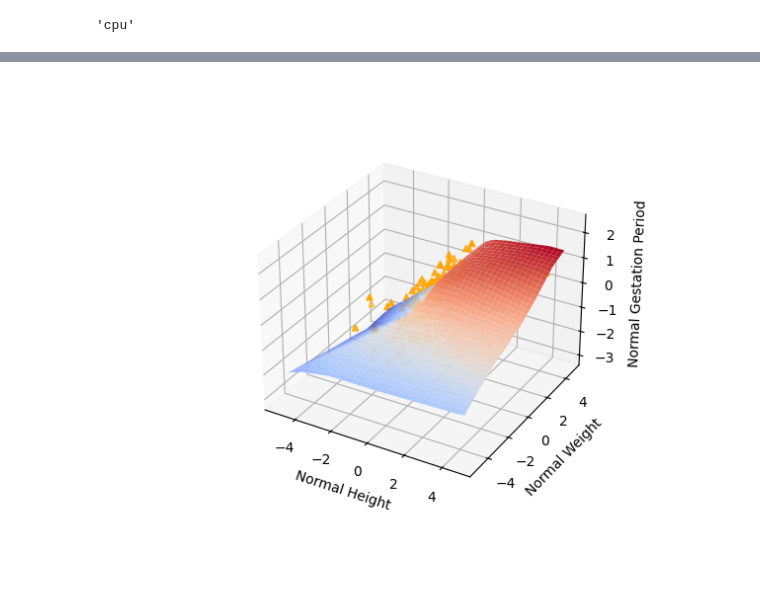
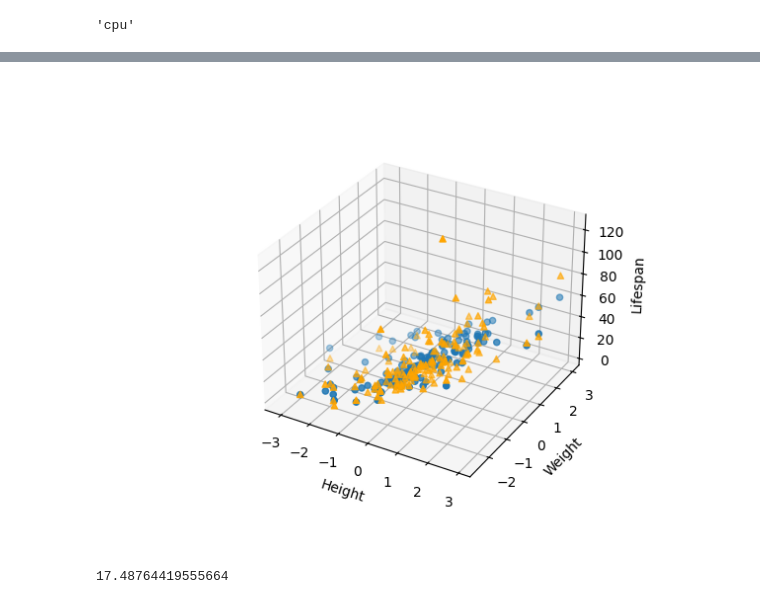
Before and after one commit to Giraff-o-titans/Giraff-o-titans-Datahacks, a Jupyter notebook: ML.ipynb, the cells around one changed output, grey strips where cells are left out. Cells and saved outputs as stored; diff of their text form; code cells hidden in the pictures.

```diff
--- a/ML.ipynb
+++ b/ML.ipynb
@@ -68,17 +76,17 @@ def normalize(nums):
 # %% [markdown]
 Now let's choose what information we want to clean and actually clean the data
 # %%
-clean = remove_na(animal_df)
+clean_animals = remove_na(animal_df)
 columns_to_clean = ['Height (cm)', 'Weight (kg)', 'Lifespan (years)',
                     'Average Speed (km/h)', 'Top Speed (km/h)',
                     'Gestation Period (days)']
 
 for column in columns_to_clean:
     category = ' '.join(column.split()[:-1])
-    clean = clean.assign(**{category: clean[column].apply(clean_column)})
-    clean = clean.assign(**{f'Normal {category}': normalize(clean[category])})
+    clean_animals = clean_animals.assign(**{category: clean_animals[column].apply(clean_column)})
+    clean_animals = clean_animals.assign(**{f'Normal {category}': normalize(clean_animals[category])})
 
-clean.to_csv('Datasets/Clean-Animal-Info.csv')
+clean_animals.to_csv('Datasets/Clean-Animal-Info.csv')
 # %% [markdown]
 ## Machine Learning
 # %% [markdown]
@@ -87,9 +95,9 @@ clean.to_csv('Datasets/Clean-Animal-Info.csv')
 Now let's load in the data that we're going to train our model on.
 # %%
 inputs = ['Normal Height', 'Normal Weight']
-outputs = ['Normal Lifespan', 'Normal Average Speed', 'Normal Top Speed', 'Normal Gestation Period']
-input_tensors = torch.tensor(np.array(clean[inputs]), dtype=torch.float)
-output_tensors = torch.tensor(np.array(clean[outputs]), dtype=torch.float)
+outputs = ['Lifespan', 'Average Speed', 'Top Speed', 'Gestation Period']
+input_tensors = torch.tensor(np.array(clean_animals[inputs]), dtype=torch.float)
+output_tensors = torch.tensor(np.array(clean_animals[outputs]), dtype=torch.float)
 X_train, X_test, Y_train, Y_test = train_test_split(input_tensors, output_tensors, test_size=0.1)
 # %% [markdown]
 Let's also define some hyperparameters and choose a device to train our model.
@@ -171,6 +189,7 @@ def evaluate(model, loss):
 # %%
 def show_plot(model, x, y, z, show_pred=False, show_terrain=False, show_all=False):
     fig = plt.figure()
+    norm_x, norm_y, norm_z = f'Normal {x}', f'Normal {y}', f'Normal {z}'
 
     loop_len = range(len(outputs)) if show_all else [outputs.index(z)]
     for i in loop_len:
@@ -179,22 +198,22 @@ def show_plot(model, x, y, z, show_pred=False, show_terrain=False, show_all=Fals
 
         if show_pred:
             if show_terrain:
-                start_X = np.arange(-5, 5, 0.25)
-                start_Y = np.arange(-5, 5, 0.25)
-                X, Y = np.meshgrid(start_X, start_Y)
-                X = torch.tensor(X, dtype=torch.float)
-                Y = torch.tensor(Y, dtype=torch.float)
+                X = np.arange(-5, 5, 0.25)
+                Y = np.arange(-5, 5, 0.25)
+                grid_X, grid_Y = np.meshgrid(X, Y)
+                grid_X = torch.tensor(grid_X, dtype=torch.float)
+                grid_Y = torch.tensor(grid_Y, dtype=torch.float)
 
             model.eval()
             with torch.no_grad():
                 if show_terrain:
-                    Z = model(torch.stack((X, Y), dim=2).reshape(-1, 2)).numpy()
-                    ax.plot_surface(X, Y, Z[:, i].reshape(len(start_X), len(start_Y)), cmap=cm.coolwarm)
+                    Z = model(torch.stack((grid_X, grid_Y), dim=2).reshape(-1, 2)).numpy()
+                    ax.plot_surface(grid_X, grid_Y, Z[:, i].reshape(len(X), len(Y)), cmap=cm.coolwarm)
                 else:
-                    Z = model(torch.tensor(np.array(clean[[x, y]]), dtype=torch.float)).numpy()
-                    ax.scatter(clean[x], clean[y], Z[:, i], marker='o')
+                    Z = model(torch.tensor(np.array(clean_animals[[norm_x, norm_y]]), dtype=torch.float)).numpy()
+                    ax.scatter(clean_animals[norm_x], clean_animals[norm_y], Z[:, i], marker='o')
 
-        ax.scatter(clean[x], clean[y], clean[z], marker='^', color='orange')
+        ax.scatter(clean_animals[norm_x], clean_animals[norm_y], clean_animals[z], marker='^', color='orange')
         ax.set_xlabel(x)
         ax.set_ylabel(y)
         ax.set_zlabel(z)
@@ -237,4 +256,4 @@ network = Train(epochs=100)
 # %%
-show_plot(network, 'Normal Height', 'Normal Weight', 'Normal Gestation Period', show_pred=True, show_terrain=True)
+show_plot(network, 'Height', 'Weight', 'Lifespan', show_pred=True)
 # %% [output]
-[figure, old version]
+[figure, new version]
@@ -240,0 +263,17 @@ show_plot(network, 'Normal Height', 'Normal Weight', 'Normal Gestation Period',
+# %%
+def pred_stat(dino, stat, model):
+    METERS2CM = 100
+    length2height = lambda length: 0.53*length - 0.73   # From Regression
+
+    info = clean_dinos[['length', 'weight']].loc[dino]
+    info[0] = length2height(info[0])
+
+    norm_height = z_score(info[0]*METERS2CM, based_on=clean_animals['Height'])
+    norm_weight = z_score(info[1], based_on=clean_animals['Weight'])
+    inputs = torch.tensor([norm_height, norm_weight], dtype=torch.float)
+    predictions = model(inputs).squeeze()
+    return predictions[outputs.index(stat)].item()
+
+pred_stat('velociraptor', 'Lifespan', network)
+# %% [output]
+17.48764419555664
```
Also changed, not shown: parts of 8 cells of this notebook, 1 other file.
